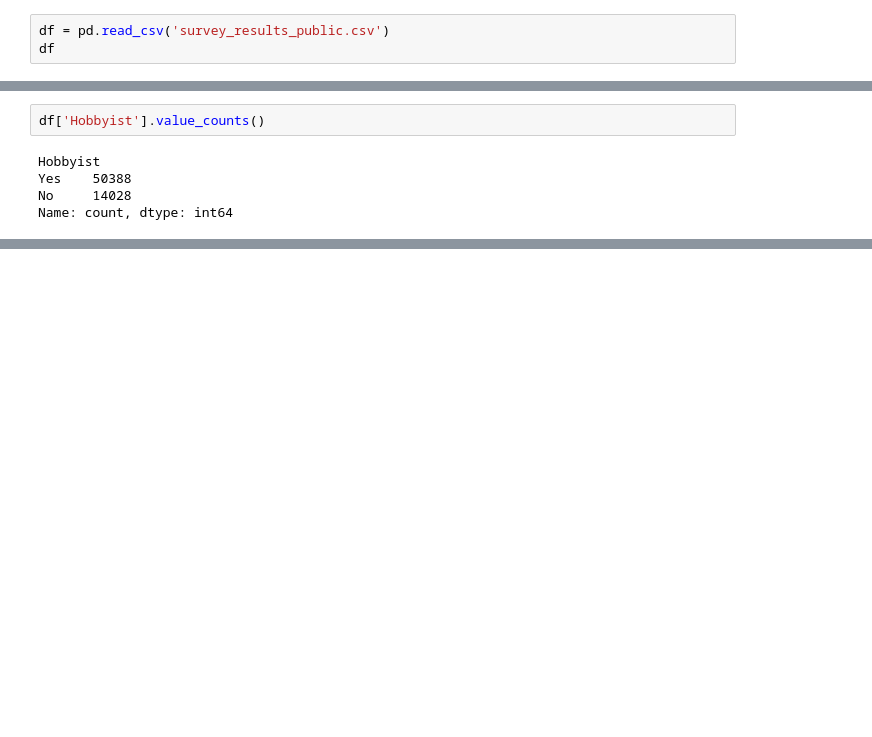
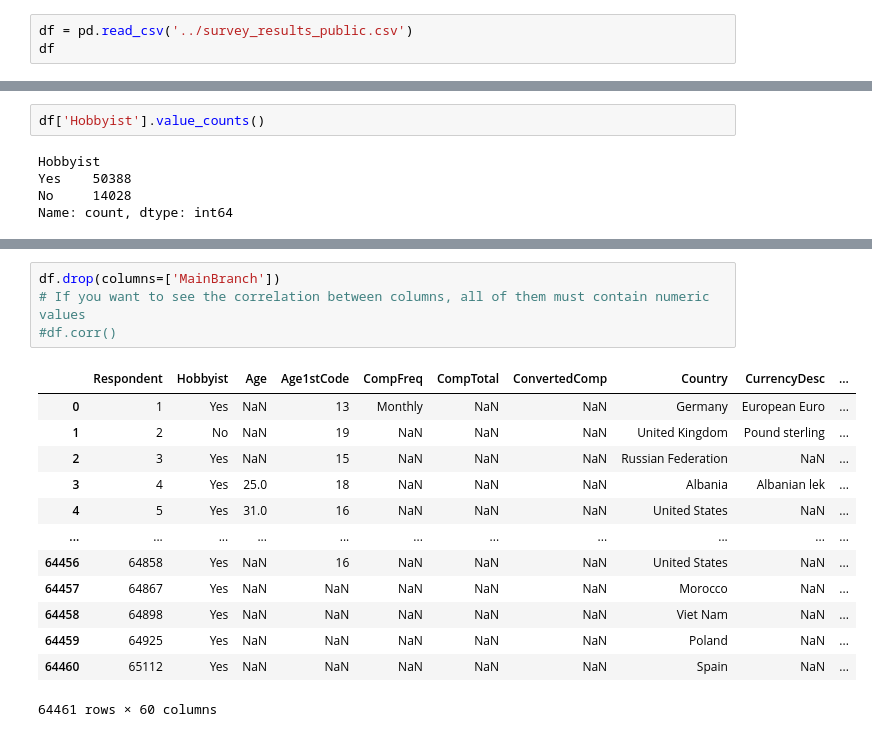
Before and after one commit to ByTermi/LearningPandas, a Jupyter notebook: 02-Methods-for-Exploratory-Data-Analysis/Methods-for-Exploratory-Data-Analysis.ipynb, the cells around one changed output, grey strips where cells are left out. Saved outputs shown, nothing was run; the diff lists cells and outputs as text; blank space fills up the shorter version.

```diff
--- a/02-Methods-for-Exploratory-Data-Analysis/Methods-for-Exploratory-Data-Analysis.ipynb
+++ b/02-Methods-for-Exploratory-Data-Analysis/Methods-for-Exploratory-Data-Analysis.ipynb
@@ -1,7 +1,7 @@
 # %%
 import pandas as pd
 # %%
-df = pd.read_csv('survey_results_public.csv')
+df = pd.read_csv('../survey_results_public.csv')
 df
 # %% [output]
 |  | Respondent | MainBranch | Hobbyist | Age | Age1stCode | CompFreq | CompTotal | ConvertedComp | Country | ... |
@@ -152,0 +160,18 @@ Name: count, dtype: int64
+# %%
+df.drop(columns=['MainBranch'])
+# If you want to see the correlation between columns, all of them must contain numeric values
+#df.corr()
+# %% [output]
+|  | Respondent | Hobbyist | Age | Age1stCode | CompFreq | CompTotal | ConvertedComp | Country | CurrencyDesc | ... |
+| 0 | 1 | Yes | NaN | 13 | Monthly | NaN | NaN | Germany | European Euro | ... |
+| 1 | 2 | No | NaN | 19 | NaN | NaN | NaN | United Kingdom | Pound sterling | ... |
+| 2 | 3 | Yes | NaN | 15 | NaN | NaN | NaN | Russian Federation | NaN | ... |
+| 3 | 4 | Yes | 25.0 | 18 | NaN | NaN | NaN | Albania | Albanian lek | ... |
+| 4 | 5 | Yes | 31.0 | 16 | NaN | NaN | NaN | United States | NaN | ... |
+| ... | ... | ... | ... | ... | ... | ... | ... | ... | ... | ... |
+| 64456 | 64858 | Yes | NaN | 16 | NaN | NaN | NaN | United States | NaN | ... |
+| 64457 | 64867 | Yes | NaN | NaN | NaN | NaN | NaN | Morocco | NaN | ... |
+| 64458 | 64898 | Yes | NaN | NaN | NaN | NaN | NaN | Viet Nam | NaN | ... |
+| 64459 | 64925 | Yes | NaN | NaN | NaN | NaN | NaN | Poland | NaN | ... |
+| 64460 | 65112 | Yes | NaN | NaN | NaN | NaN | NaN | Spain | NaN | ... |
+64461 rows × 60 columns
```
Also changed, not shown: parts of 4 cells of this notebook, 3 other files.
